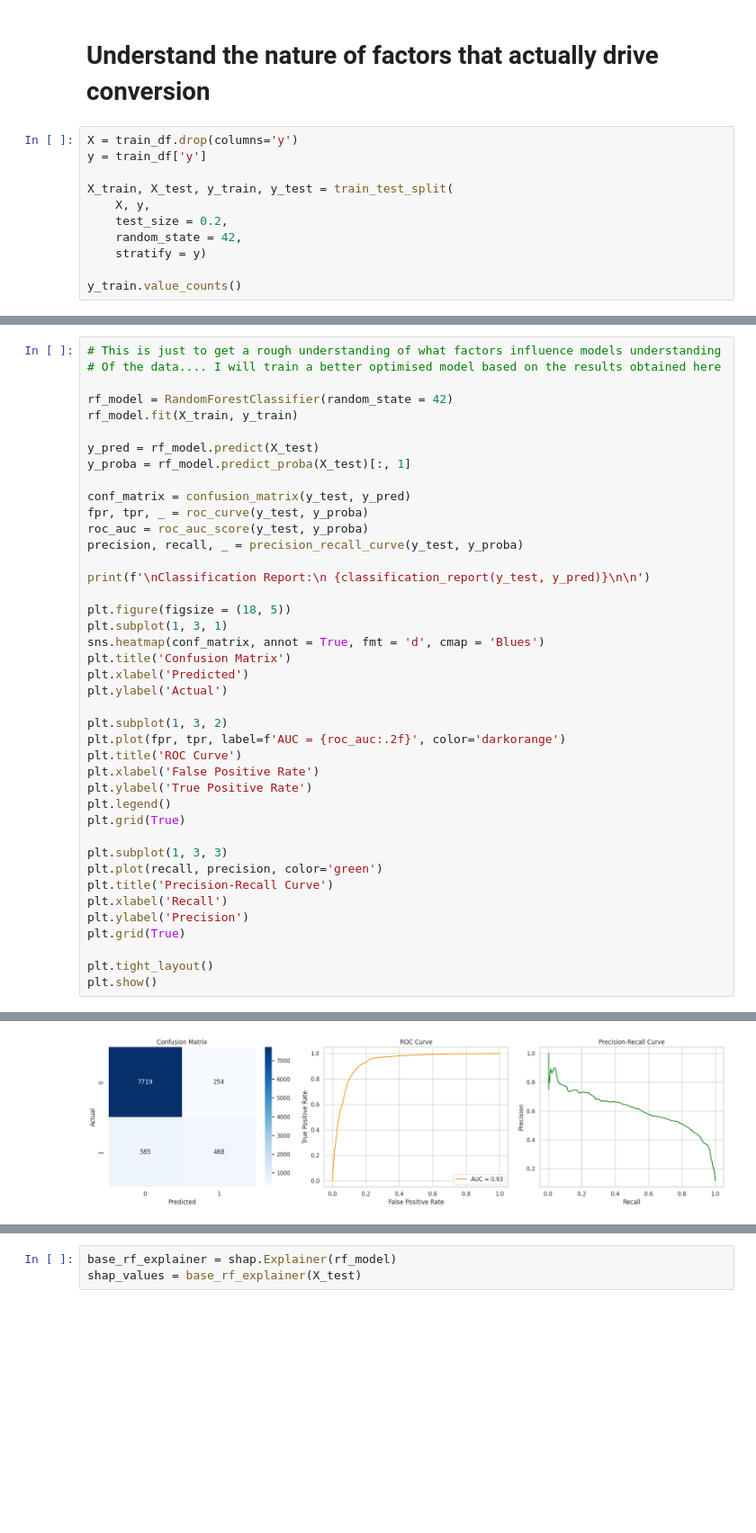
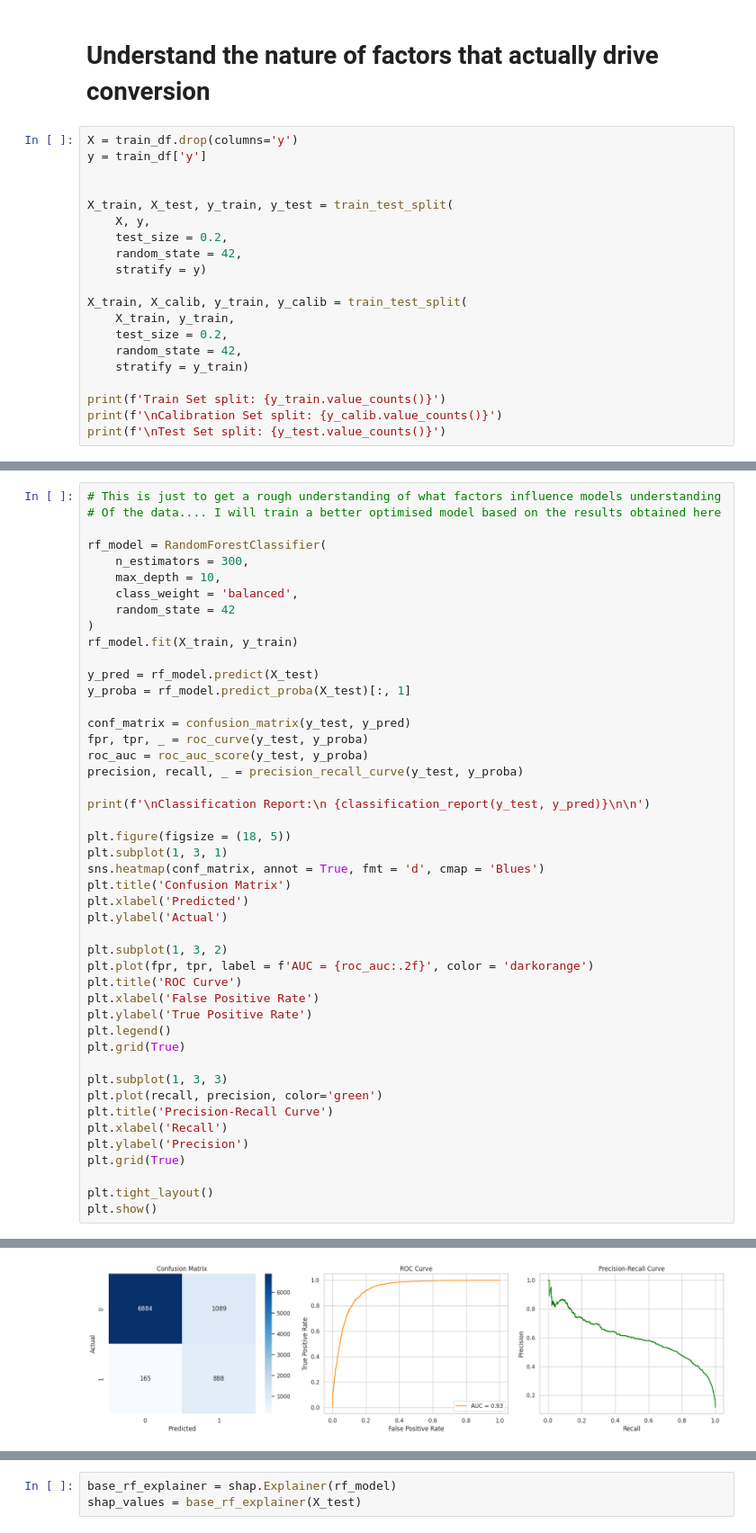
Before and after one commit to munas-git/BankCampaign-Propensity, a Jupyter notebook: term-deposits-optimal-marketing-targets.ipynb, the cells around one changed output, grey strips where cells are left out. Shown: that part at 90% size. Drawn from its saved outputs; the diff is of its cells as text; blank space fills up the shorter version.

```diff
--- a/term-deposits-optimal-marketing-targets.ipynb
+++ b/term-deposits-optimal-marketing-targets.ipynb
@@ -325,6 +345,7 @@ train_df.head()
 # %%
 X = train_df.drop(columns='y')
 y = train_df['y']
+
 
 X_train, X_test, y_train, y_test = train_test_split(
     X, y,
@@ -332,5 +353,13 @@ X_train, X_test, y_train, y_test = train_test_split(
     random_state = 42,
     stratify = y)
 
-y_train.value_counts()
+X_train, X_calib, y_train, y_calib = train_test_split(
+    X_train, y_train,
+    test_size = 0.2,
+    random_state = 42,
+    stratify = y_train)
+
+print(f'Train Set split: {y_train.value_counts()}')
+print(f'\nCalibration Set split: {y_calib.value_counts()}')
+print(f'\nTest Set split: {y_test.value_counts()}')
 # %% [output]
@@ -344,7 +383,12 @@ Name: count, dtype: int64
 # This is just to get a rough understanding of what factors influence models understanding
 # Of the data.... I will train a better optimised model based on the results obtained here
 
-rf_model = RandomForestClassifier(random_state = 42)
+rf_model = RandomForestClassifier(
+    n_estimators = 300,
+    max_depth = 10,
+    class_weight = 'balanced',
+    random_state = 42
+)
 rf_model.fit(X_train, y_train)
 
 y_pred = rf_model.predict(X_test)
@@ -365,7 +409,7 @@ plt.xlabel('Predicted')
 plt.ylabel('Actual')
 
 plt.subplot(1, 3, 2)
-plt.plot(fpr, tpr, label=f'AUC = {roc_auc:.2f}', color='darkorange')
+plt.plot(fpr, tpr, label = f'AUC = {roc_auc:.2f}', color = 'darkorange')
 plt.title('ROC Curve')
 plt.xlabel('False Positive Rate')
 plt.ylabel('True Positive Rate')
@@ -394,3 +438,3 @@ weighted avg       0.90      0.91      0.90      9026
-[figure, old version]
+[figure, new version]
 # %% [markdown]
 **Observation**
```
Also changed, not shown: parts of 22 cells of this notebook.
